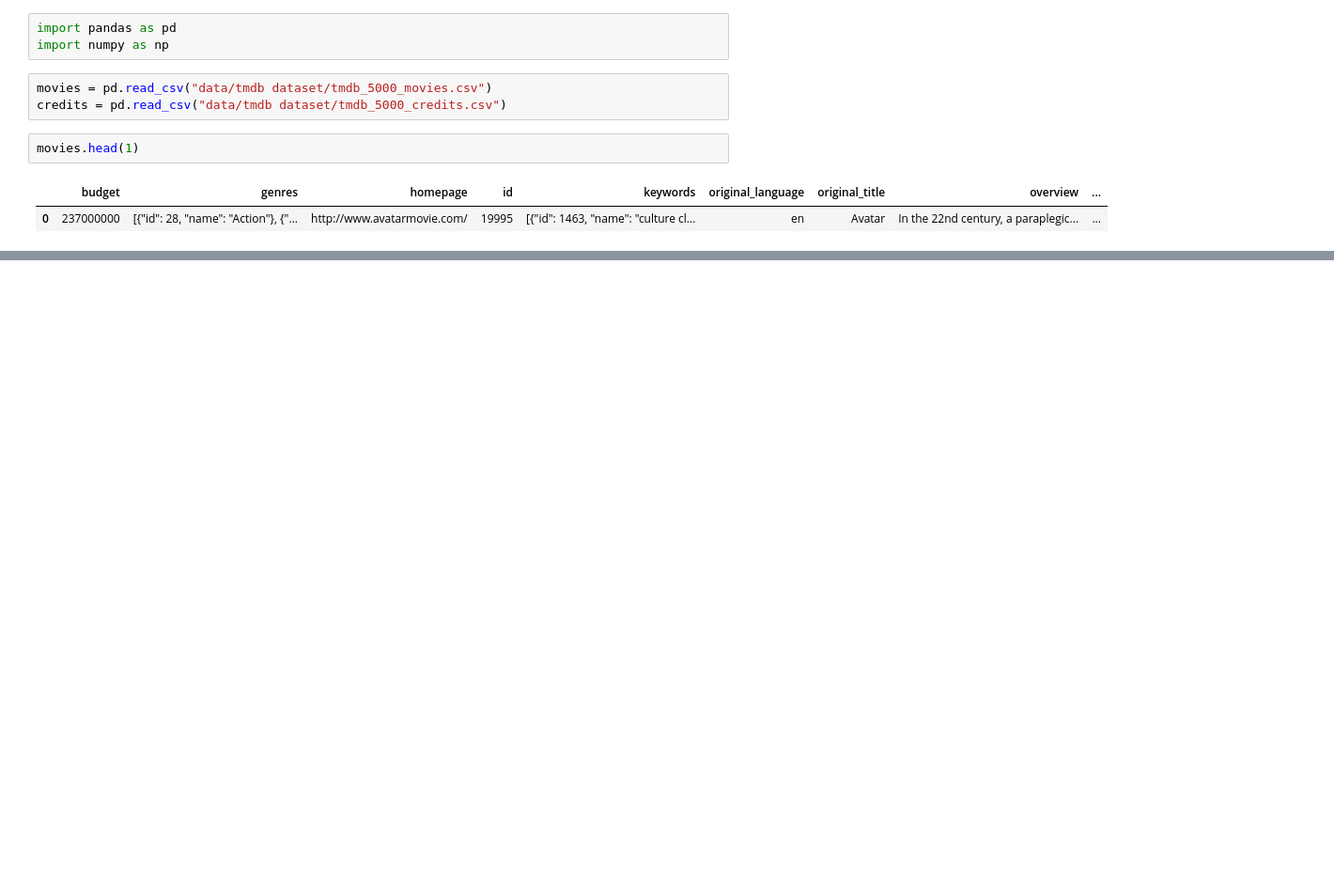
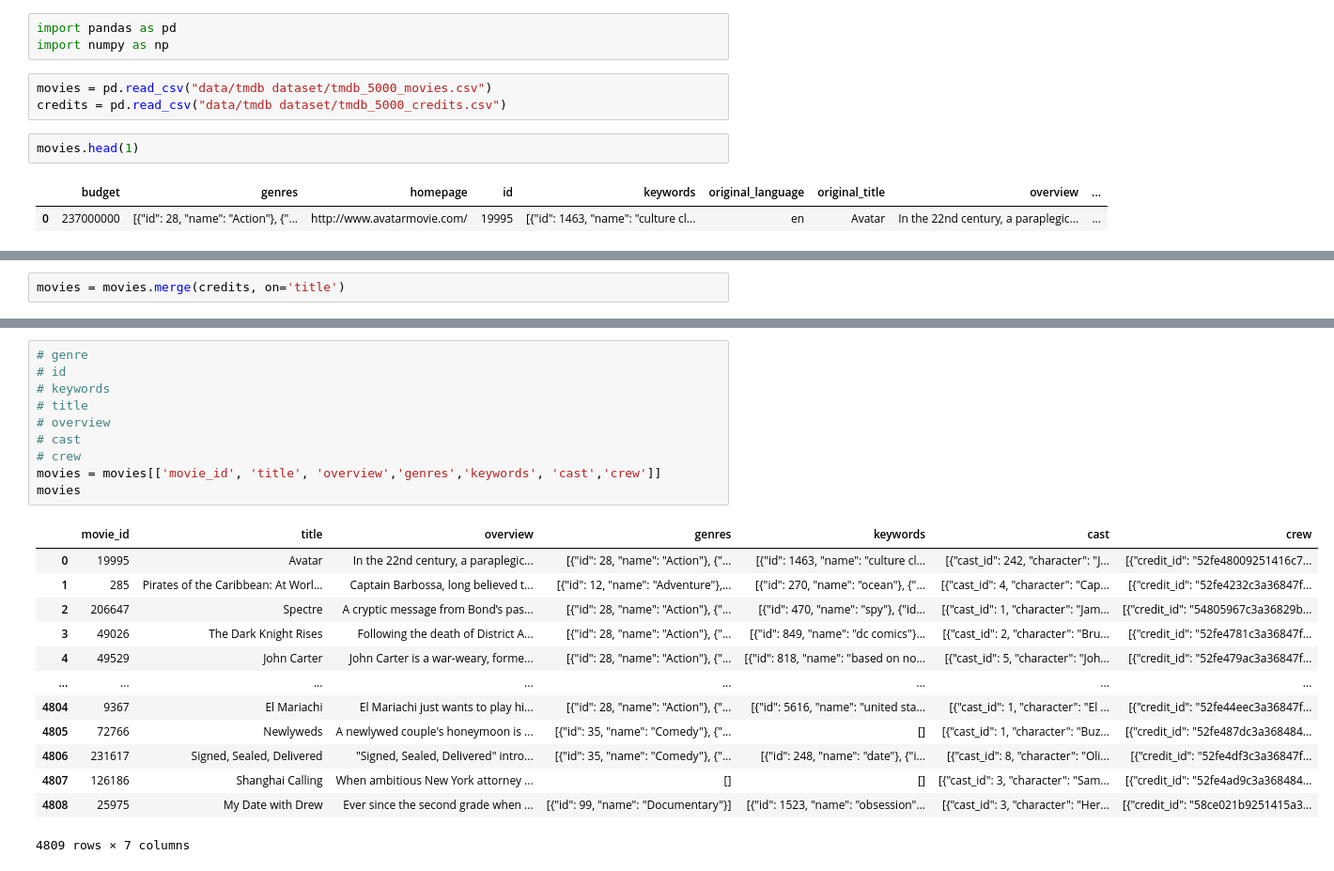
Before and after one commit to RachitSinghh/movie-recommender, a Jupyter notebook: app.ipynb, the cells around one changed output, grey strips where cells are left out. Shown: that part at 94% size. Saved outputs shown, nothing was run; the diff lists cells and outputs as text; blank space fills up the shorter version.

```diff
--- a/app.ipynb
+++ b/app.ipynb
@@ -11,0 +19,2 @@ movies.head(1)
+# %%
+movies = movies.merge(credits, on='title')
@@ -11,0 +27,24 @@ movies.head(1)
+# %%
+# genre
+# id
+# keywords
+# title
+# overview
+# cast
+# crew
+movies = movies[['movie_id', 'title', 'overview','genres','keywords', 'cast','crew']]
+movies
+# %% [output]
+|  | movie_id | title | overview | genres | keywords | cast | crew |
+| 0 | 19995 | Avatar | In the 22nd century, a paraplegic... | [{"id": 28, "name": "Action"}, {"... | [{"id": 1463, "name": "culture cl... | [{"cast_id": 242, "character": "J... | [{"credit_id": "52fe48009251416c7... |
+| 1 | 285 | Pirates of the Caribbean: At Worl... | Captain Barbossa, long believed t... | [{"id": 12, "name": "Adventure"},... | [{"id": 270, "name": "ocean"}, {"... | [{"cast_id": 4, "character": "Cap... | [{"credit_id": "52fe4232c3a36847f... |
+| 2 | 206647 | Spectre | A cryptic message from Bond’s pas... | [{"id": 28, "name": "Action"}, {"... | [{"id": 470, "name": "spy"}, {"id... | [{"cast_id": 1, "character": "Jam... | [{"credit_id": "54805967c3a36829b... |
+| 3 | 49026 | The Dark Knight Rises | Following the death of District A... | [{"id": 28, "name": "Action"}, {"... | [{"id": 849, "name": "dc comics"}... | [{"cast_id": 2, "character": "Bru... | [{"credit_id": "52fe4781c3a36847f... |
+| 4 | 49529 | John Carter | John Carter is a war-weary, forme... | [{"id": 28, "name": "Action"}, {"... | [{"id": 818, "name": "based on no... | [{"cast_id": 5, "character": "Joh... | [{"credit_id": "52fe479ac3a36847f... |
+| ... | ... | ... | ... | ... | ... | ... | ... |
+| 4804 | 9367 | El Mariachi | El Mariachi just wants to play hi... | [{"id": 28, "name": "Action"}, {"... | [{"id": 5616, "name": "united sta... | [{"cast_id": 1, "character": "El ... | [{"credit_id": "52fe44eec3a36847f... |
+| 4805 | 72766 | Newlyweds | A newlywed couple's honeymoon is ... | [{"id": 35, "name": "Comedy"}, {"... | [] | [{"cast_id": 1, "character": "Buz... | [{"credit_id": "52fe487dc3a368484... |
+| 4806 | 231617 | Signed, Sealed, Delivered | "Signed, Sealed, Delivered" intro... | [{"id": 35, "name": "Comedy"}, {"... | [{"id": 248, "name": "date"}, {"i... | [{"cast_id": 8, "character": "Oli... | [{"credit_id": "52fe4df3c3a36847f... |
+| 4807 | 126186 | Shanghai Calling | When ambitious New York attorney ... | [] | [] | [{"cast_id": 3, "character": "Sam... | [{"credit_id": "52fe4ad9c3a368484... |
+| 4808 | 25975 | My Date with Drew | Ever since the second grade when ... | [{"id": 99, "name": "Documentary"}] | [{"id": 1523, "name": "obsession"... | [{"cast_id": 3, "character": "Her... | [{"credit_id": "58ce021b9251415a3... |
+4809 rows × 7 columns
```
Also changed, not shown: parts of 42 cells of this notebook.
